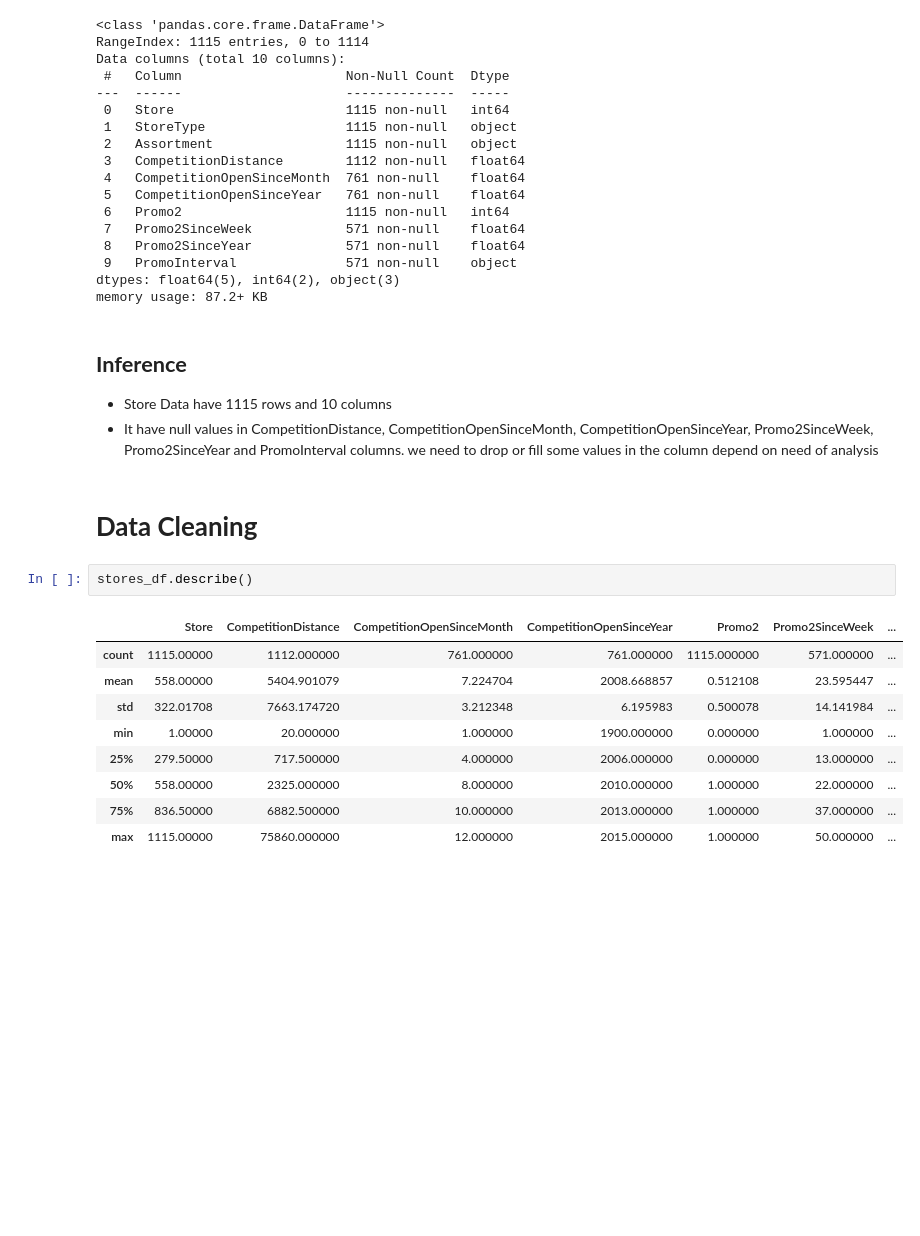
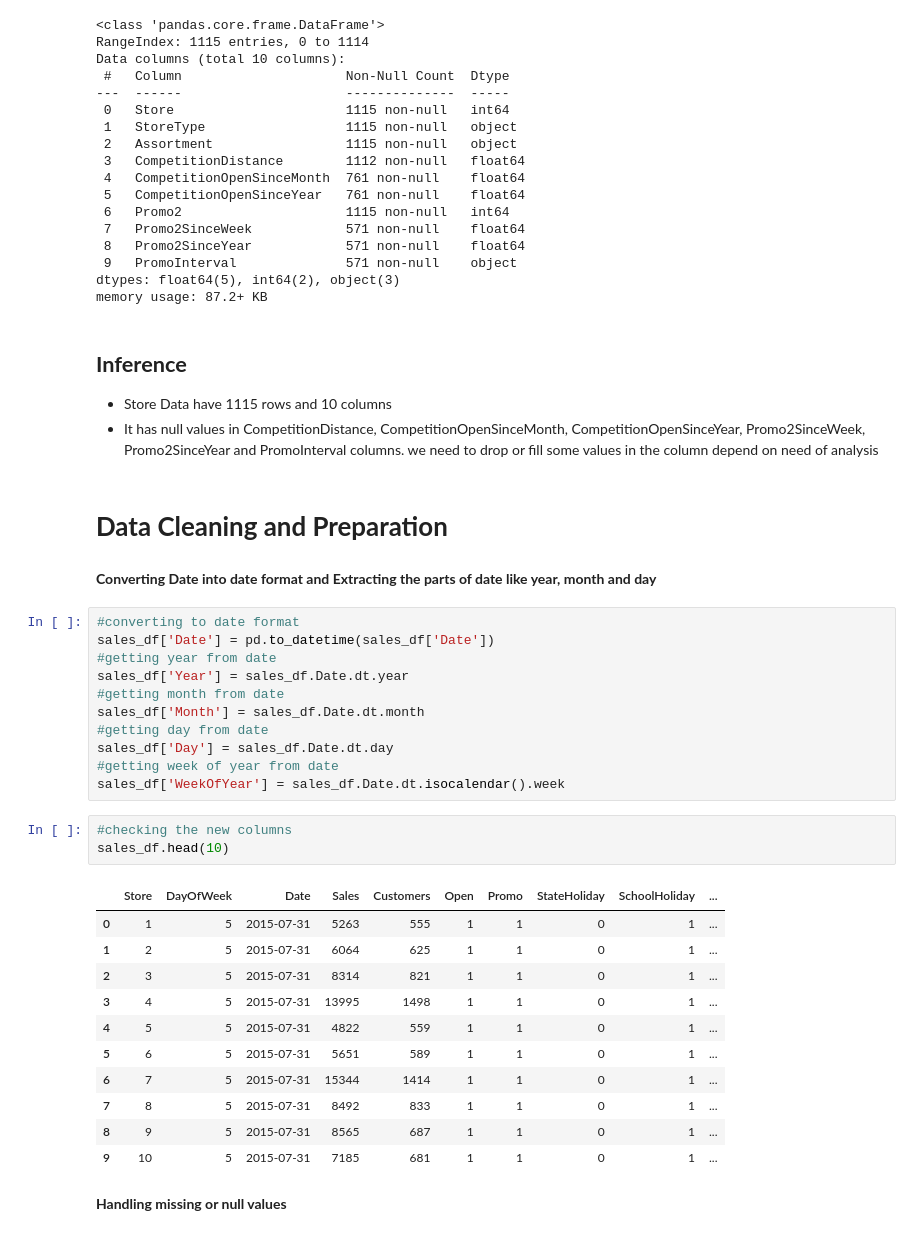
Before and after one commit to vak1997/Global-Terrorism, a Jupyter notebook: Rossmann_Sales_Prediction_Capstone_Project_2.ipynb, the cells around one changed output. Drawn from its saved outputs; the diff is of its cells as text; blank space fills up the shorter version.

Commit message:
Data Cleaning and Preparation

```diff
--- a/Rossmann_Sales_Prediction_Capstone_Project_2.ipynb
+++ b/Rossmann_Sales_Prediction_Capstone_Project_2.ipynb
@@ -105,18 +107,36 @@ memory usage: 87.2+ KB
 
 
 *   Store Data have 1115 rows and 10 columns
-*   It have null values in CompetitionDistance, CompetitionOpenSinceMonth, CompetitionOpenSinceYear, Promo2SinceWeek, Promo2SinceYear and PromoInterval columns. we need to drop or fill some values in the column depend on need of analysis
+*   It has null values in CompetitionDistance, CompetitionOpenSinceMonth, CompetitionOpenSinceYear, Promo2SinceWeek, Promo2SinceYear and PromoInterval columns. we need to drop or fill some values in the column depend on need of analysis
 # %% [markdown]
-# **Data Cleaning**
+# **Data Cleaning and Preparation**
-# %%
-stores_df.describe()
-# %% [output]
-|  | Store | CompetitionDistance | CompetitionOpenSinceMonth | CompetitionOpenSinceYear | Promo2 | Promo2SinceWeek | ... |
-| count | 1115.00000 | 1112.000000 | 761.000000 | 761.000000 | 1115.000000 | 571.000000 | ... |
-| mean | 558.00000 | 5404.901079 | 7.224704 | 2008.668857 | 0.512108 | 23.595447 | ... |
-| std | 322.01708 | 7663.174720 | 3.212348 | 6.195983 | 0.500078 | 14.141984 | ... |
-| min | 1.00000 | 20.000000 | 1.000000 | 1900.000000 | 0.000000 | 1.000000 | ... |
-| 25% | 279.50000 | 717.500000 | 4.000000 | 2006.000000 | 0.000000 | 13.000000 | ... |
-| 50% | 558.00000 | 2325.000000 | 8.000000 | 2010.000000 | 1.000000 | 22.000000 | ... |
-| 75% | 836.50000 | 6882.500000 | 10.000000 | 2013.000000 | 1.000000 | 37.000000 | ... |
-| max | 1115.00000 | 75860.000000 | 12.000000 | 2015.000000 | 1.000000 | 50.000000 | ... |
+# %% [markdown]
+**Converting Date into date format and  Extracting the parts of date like year, month and day**
+# %%
+#converting to date format
+sales_df['Date'] = pd.to_datetime(sales_df['Date'])
+#getting year from date
+sales_df['Year'] = sales_df.Date.dt.year
+#getting month from date
+sales_df['Month'] = sales_df.Date.dt.month
+#getting day from date
+sales_df['Day'] = sales_df.Date.dt.day
+#getting week of year from date
+sales_df['WeekOfYear'] = sales_df.Date.dt.isocalendar().week
+# %%
+#checking the new columns
+sales_df.head(10)
+# %% [output]
+|  | Store | DayOfWeek | Date | Sales | Customers | Open | Promo | StateHoliday | SchoolHoliday | ... |
+| 0 | 1 | 5 | 2015-07-31 | 5263 | 555 | 1 | 1 | 0 | 1 | ... |
+| 1 | 2 | 5 | 2015-07-31 | 6064 | 625 | 1 | 1 | 0 | 1 | ... |
+| 2 | 3 | 5 | 2015-07-31 | 8314 | 821 | 1 | 1 | 0 | 1 | ... |
+| 3 | 4 | 5 | 2015-07-31 | 13995 | 1498 | 1 | 1 | 0 | 1 | ... |
+| 4 | 5 | 5 | 2015-07-31 | 4822 | 559 | 1 | 1 | 0 | 1 | ... |
+| 5 | 6 | 5 | 2015-07-31 | 5651 | 589 | 1 | 1 | 0 | 1 | ... |
+| 6 | 7 | 5 | 2015-07-31 | 15344 | 1414 | 1 | 1 | 0 | 1 | ... |
+| 7 | 8 | 5 | 2015-07-31 | 8492 | 833 | 1 | 1 | 0 | 1 | ... |
+| 8 | 9 | 5 | 2015-07-31 | 8565 | 687 | 1 | 1 | 0 | 1 | ... |
+| 9 | 10 | 5 | 2015-07-31 | 7185 | 681 | 1 | 1 | 0 | 1 | ... |
+# %% [markdown]
+**Handling missing or null values**
```
Also changed, not shown: parts of 9 cells of this notebook.
